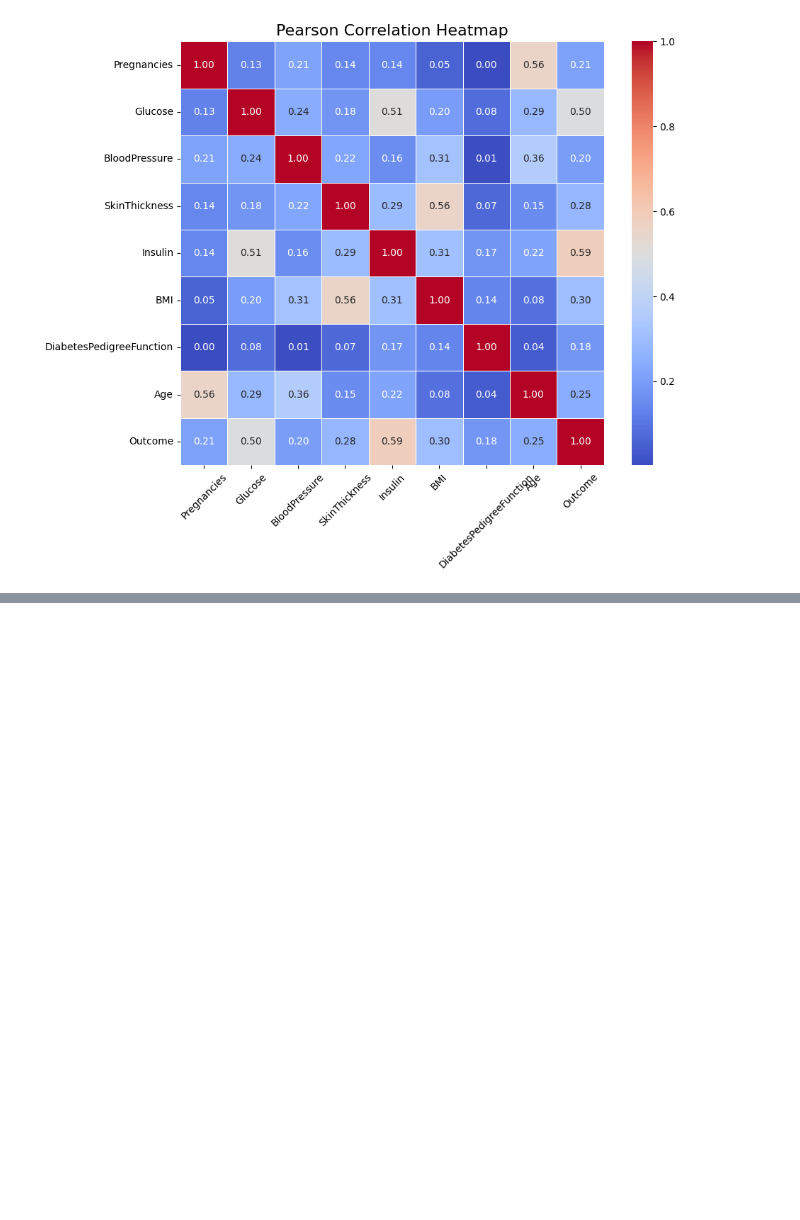
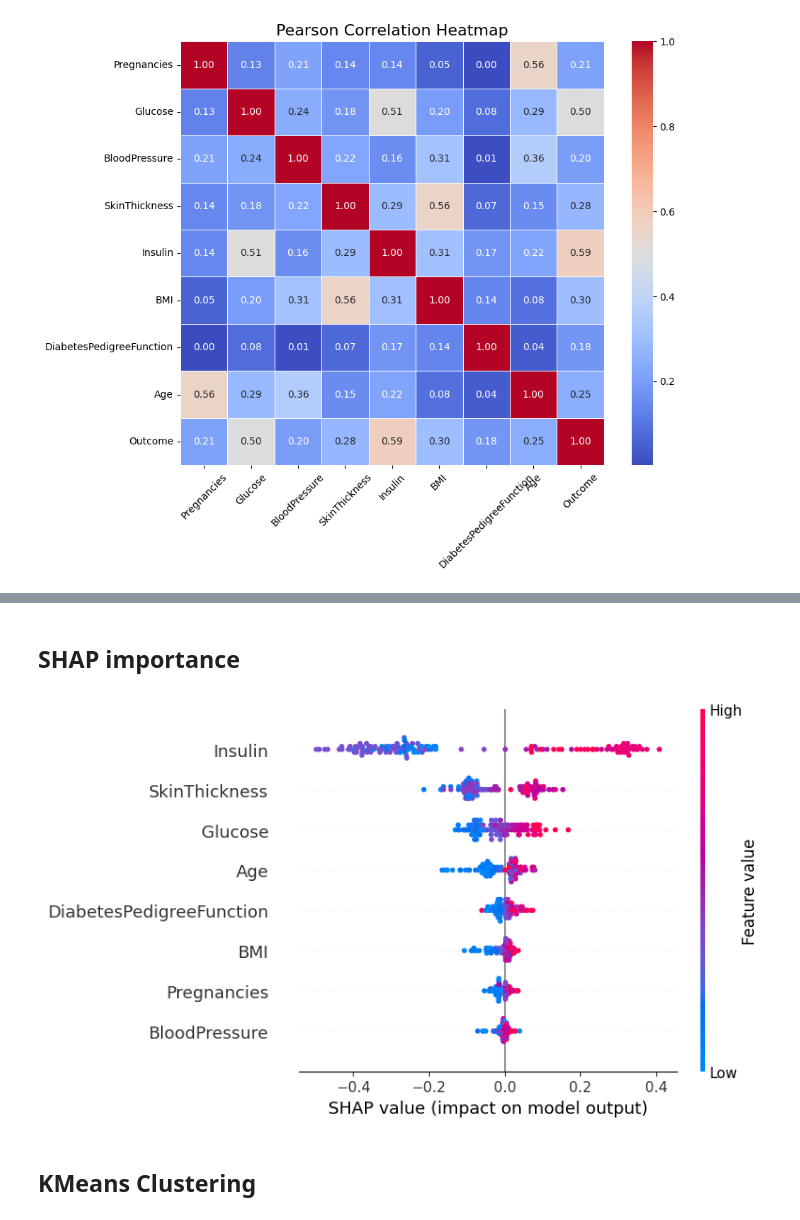
Before and after one commit to nigelmaxwee/sc5010-introduction-to-data-analysis, a Jupyter notebook: diabetes-prediction.ipynb, the cells around one changed output, grey strips where cells are left out. Drawn from its saved outputs; the diff is of its cells as text; code cells hidden in the pictures; blank space fills up the shorter version.

Commit message:
Update requirements, KMeans, remove feature engineering part

```diff
--- a/diabetes-prediction.ipynb
+++ b/diabetes-prediction.ipynb
@@ -992,0 +649,18 @@ X_test_fe
+# %% [markdown]
+## SHAP importance
+# %%
+# Make sure X_test_scaled_df is a DataFrame with proper shape and column names
+X_test_scaled_df = pd.DataFrame(X_test_scaled, columns=X_train.columns)
+
+# Create TreeExplainer
+explainer = shap.TreeExplainer(rf_search.best_estimator_)
+
+# Calculate SHAP values
+shap_values = explainer.shap_values(X_test_scaled_df)
+
+# Use the SHAP values for class 1 (diabetic)
+shap.summary_plot(shap_values[:, :, 1], X_test_scaled_df)
+# %% [output]
+[figure, added]
+# %% [markdown]
+## KMeans Clustering
```
Also changed, not shown: parts of 67 cells of this notebook, 1 other file.
